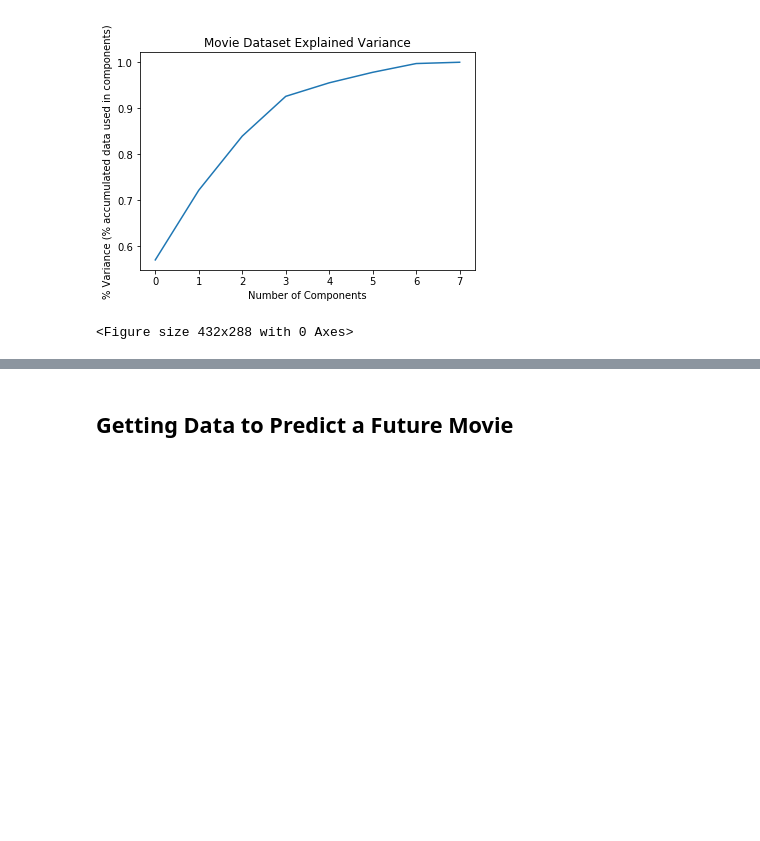
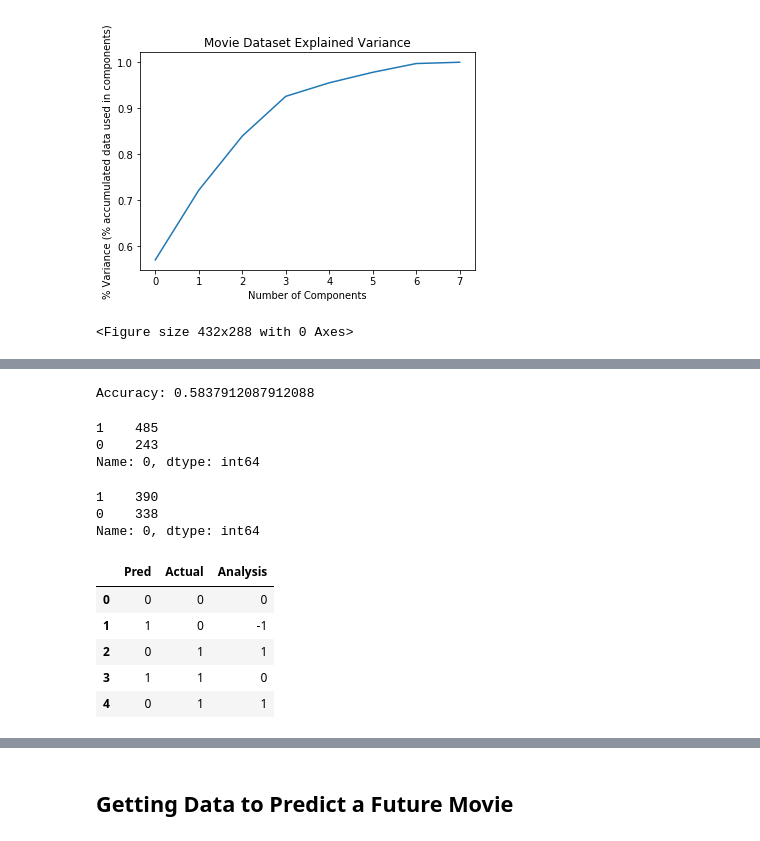
Before and after one commit to styrofomeBoots/project_3, a Jupyter notebook: Angie_PCA_QDA.ipynb, the cells around one changed output, grey strips where cells are left out. Saved outputs shown, nothing was run; the diff lists cells and outputs as text; code cells hidden in the pictures; blank space fills up the shorter version.

Commit message:
finishing the model testing

```diff
--- a/Angie_PCA_QDA.ipynb
+++ b/Angie_PCA_QDA.ipynb
@@ -598,6 +466,6 @@ n=9 0.5837912087912088
 # %%
 # Use our model to predict a value
-predicted = model.predict(X_test_scaled)
+predicted = model.predict(Xm_test_pca)
 
 # Score the prediction with mse and r2
 mse = mean_squared_error(y_test, predicted)
@@ -647,0 +520,50 @@ SyntaxError: invalid syntax (<ipython-input-52-8501c192ac24>, line 5)
+# %%
+from sklearn.metrics import mean_squared_error, r2_score, roc_curve, roc_auc_score, f1_score, precision_recall_curve, average_precision_score, auc
+from sklearn import metrics
+
+
+# print score for tuned RF model
+print(f"Accuracy: {metrics.accuracy_score(predicted,y_test)}")
+# %% [output]
+Accuracy: 0.5837912087912088
+# %%
+# Create df from predictions:
+predicted_df = pd.DataFrame(predicted)
+predicted_df.head()
+predicted_df[0].value_counts()
+# this is the number of successful (1) versus unsuccessful (0) declared by my model
+# 1    485
+# 0    243
+# %% [output]
+1    485
+0    243
+Name: 0, dtype: int64
+# %%
+# Successful versus unsuccessful in original testing dataset
+actual_df = pd.DataFrame(y_test)
+actual_df.head()
+actual_df[0].value_counts()
+# 1    390 successful
+# 0    338 failure
+# %% [output]
+1    390
+0    338
+Name: 0, dtype: int64
+# %%
+# format the predicted_df to calculate the percentage of total correct versus incorrect
+
+# rename column 0 to Pred
+predicted_df.rename({0 : "Pred"}, axis=1, inplace=True)
+# Insert new column "Actual" with test data we are trying to predict (y_test)
+predicted_df["Actual"] = y_test
+# Create new column "Analysis" that substracts Pred from Actual (so anything that is a match is a zero,
+# false positives become 1 and false negatives become -1)
+predicted_df["Analysis"] = predicted_df["Actual"]-predicted_df["Pred"]
+predicted_df.head()
+# %% [output]
+|  | Pred | Actual | Analysis |
+| 0 | 0 | 0 | 0 |
+| 1 | 1 | 0 | -1 |
+| 2 | 0 | 1 | 1 |
+| 3 | 1 | 1 | 0 |
+| 4 | 0 | 1 | 1 |
```
Also changed, not shown: parts of 44 cells of this notebook.
